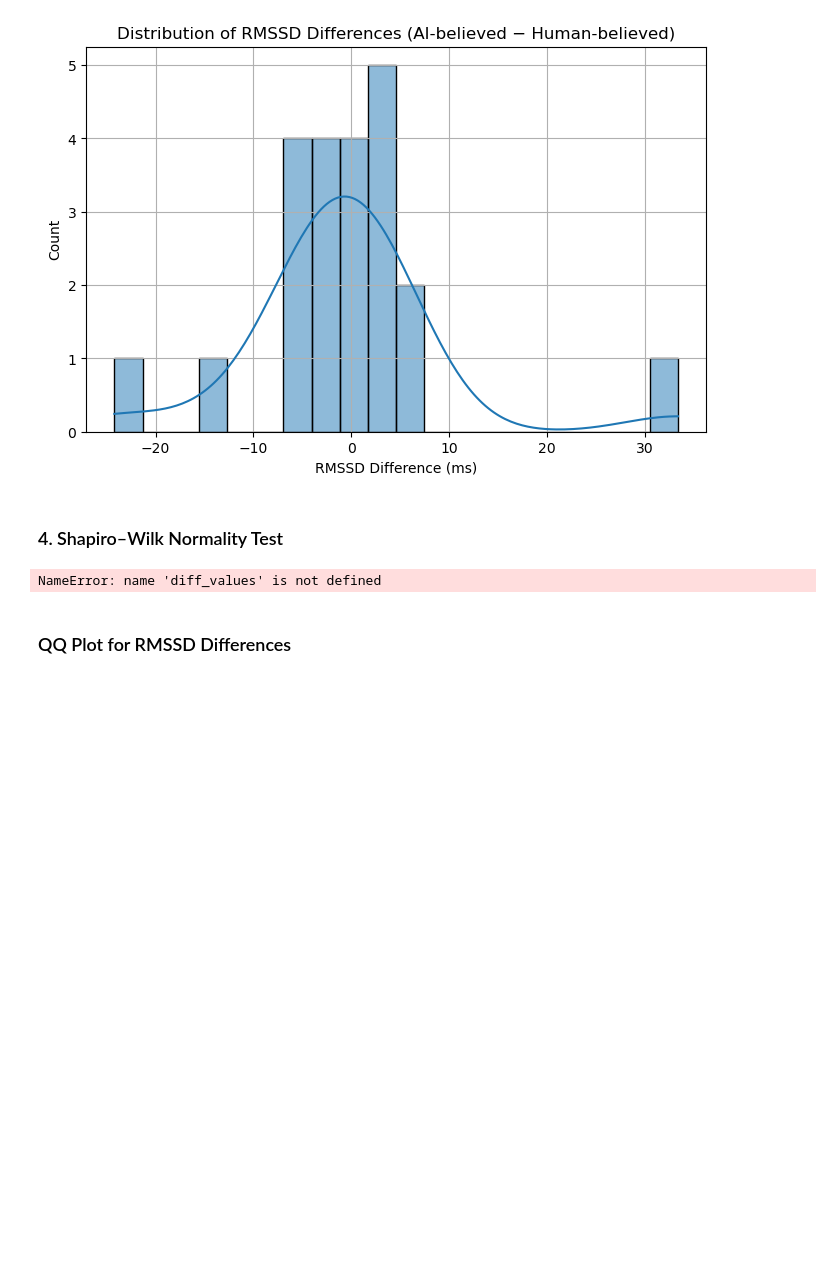
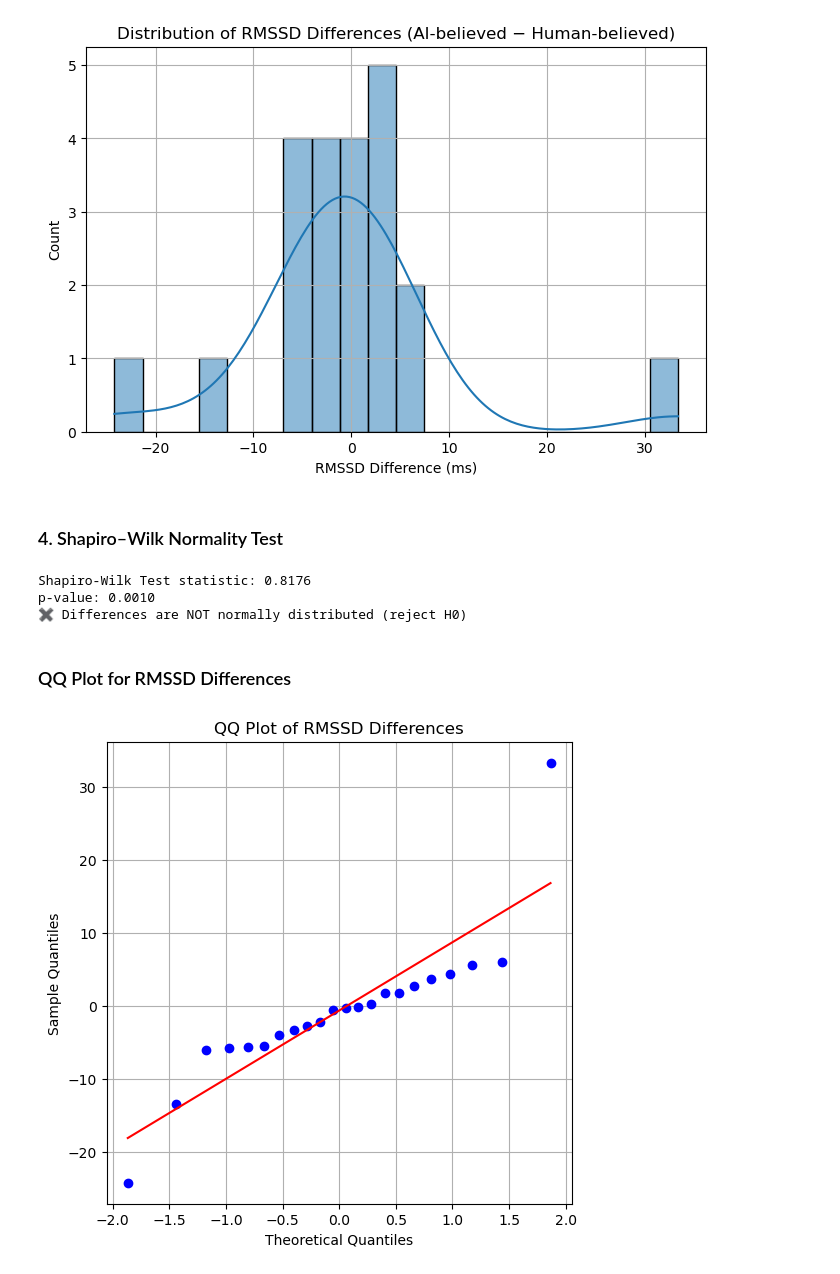
Before and after one commit to BalducciFrancesco/02455-Experiment-In-Cognitive-Science, a Jupyter notebook: analysis/analysis.ipynb, the cells around one changed output. Drawn from its saved outputs; the diff is of its cells as text; code cells hidden in the pictures; blank space fills up the shorter version.

Commit message:
fix plot visualization

```diff
--- a/analysis/analysis.ipynb
+++ b/analysis/analysis.ipynb
@@ -164,7 +164,7 @@ plt.show()
 # %%
 from scipy.stats import shapiro
 
-stat, p = shapiro(diff_values)
+stat, p = shapiro(mean_table['diff'])
 
 print(f"Shapiro-Wilk Test statistic: {stat:.4f}")
 print(f"p-value: {p:.4f}")
@@ -174,20 +174,24 @@ if p > 0.05:
 else:
     print("✖ Differences are NOT normally distributed (reject H0)")
 # %% [output]
-NameError: name 'diff_values' is not defined
+Shapiro-Wilk Test statistic: 0.8176
+p-value: 0.0010
+✖ Differences are NOT normally distributed (reject H0)
 # %% [markdown]
 ### QQ Plot for RMSSD Differences
 # %%
 import scipy.stats as stats
 import matplotlib.pyplot as plt
 
 plt.figure(figsize=(6, 6))
-stats.probplot(diff_values, dist="norm", plot=plt)
+stats.probplot(mean_table['diff'], dist="norm", plot=plt)
 plt.title("QQ Plot of RMSSD Differences")
 plt.xlabel("Theoretical Quantiles")
 plt.ylabel("Sample Quantiles")
 plt.grid(True)
 plt.show()
+# %% [output]
+[figure, added]
 # %%
 fig, ax = plt.subplots(1, 2, figsize=(12, 5))
 
```
Also changed, not shown: parts of 2 cells of this notebook.
